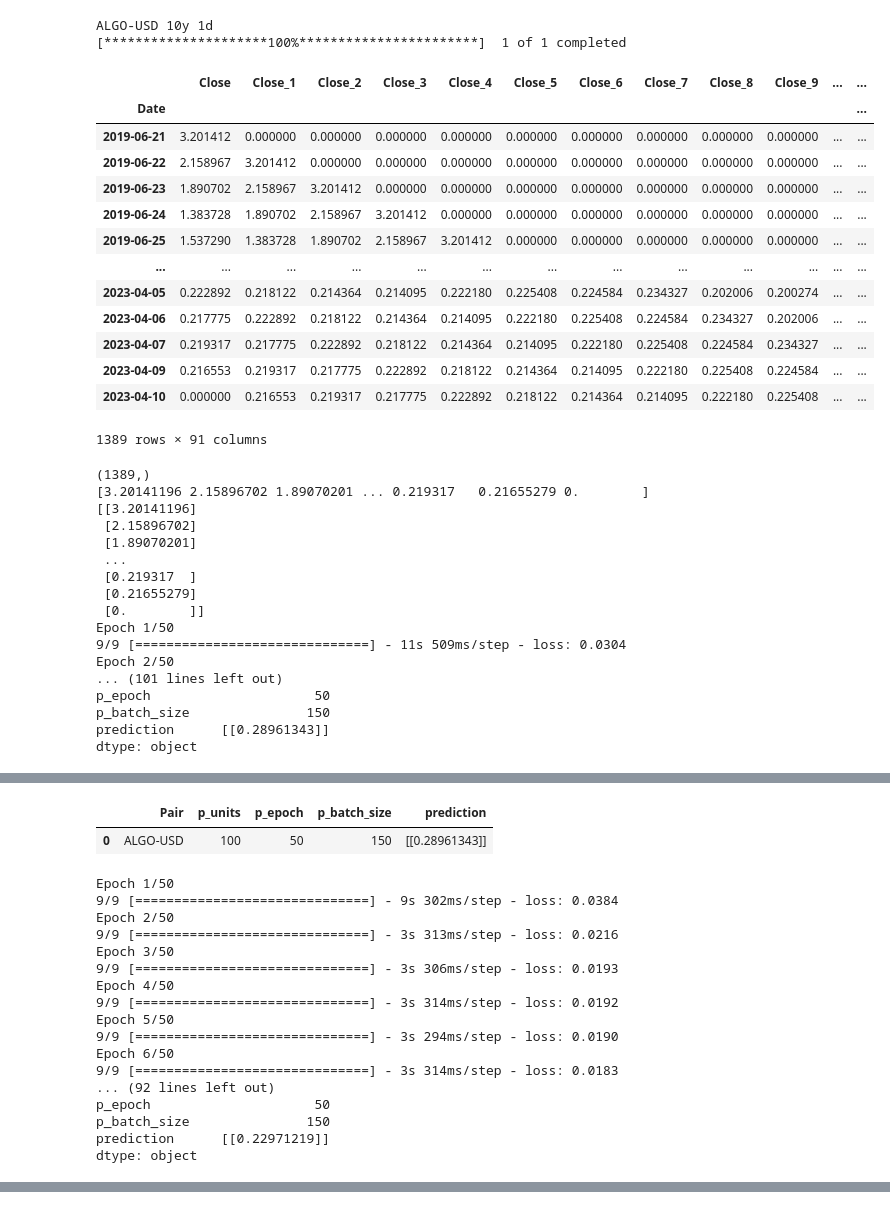
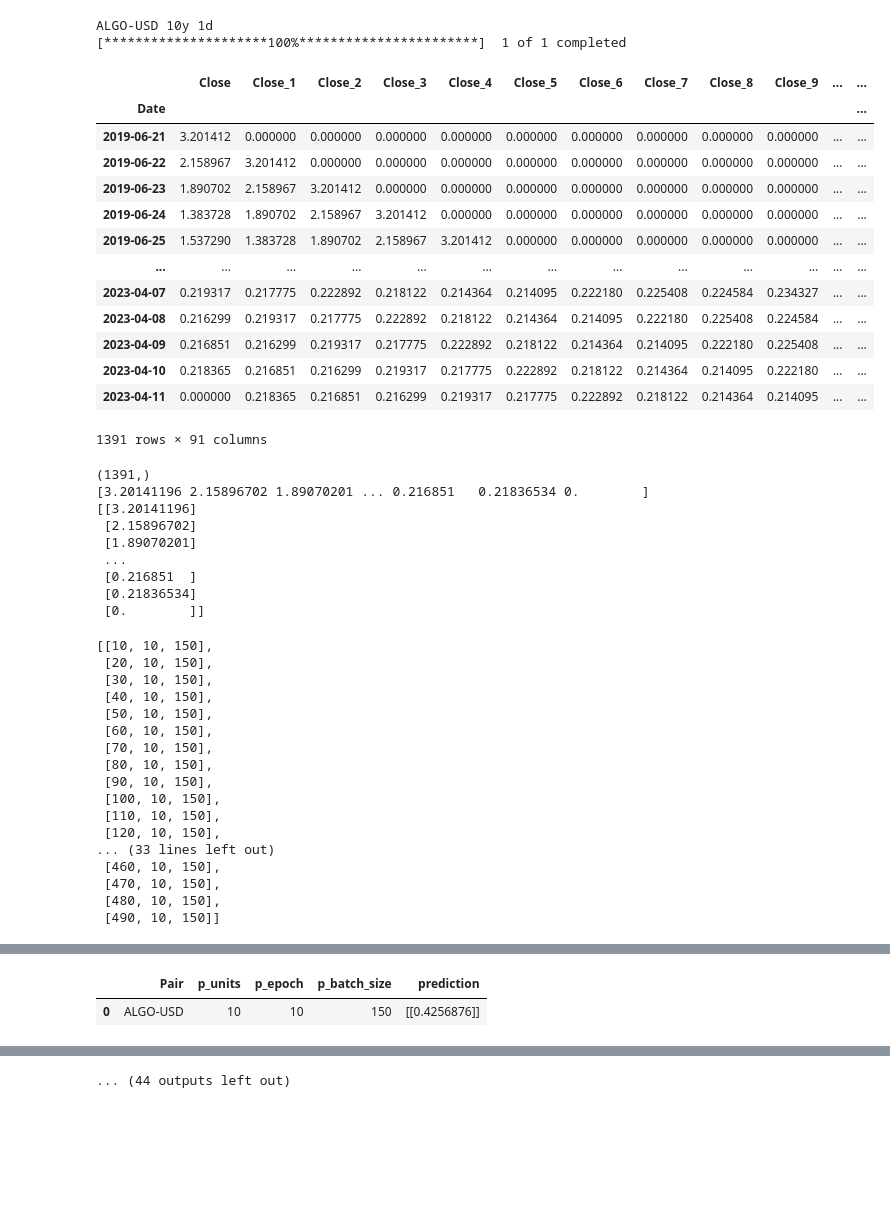
Before and after one commit to ozukun/Crypto_Project, a Jupyter notebook: Crypto_Main.ipynb, the cells around one changed output, grey strips where cells are left out. Saved outputs shown, nothing was run; the diff lists cells and outputs as text; code cells hidden in the pictures; blank space fills up the shorter version.

```diff
--- a/Crypto_Main.ipynb
+++ b/Crypto_Main.ipynb
@@ -628,62 +564,69 @@ def calc_LTSM( *param_list ):
         predicted_stock_price_f = sc.inverse_transform(predicted_stock_price)
 
         row1 = pd.Series(["ALGO-USD",p_units ,p_epoch ,p_batch_size,predicted_stock_price_f] ,index=df_RNN.columns )
         print(row1)
         df_RNN.loc[len(df_RNN.index)] = row1
         display(df_RNN)
         return predicted_stock_price_f
 
 
 
-param_list=\
-[
 
-    [100,50,150],
-    [50,50,150],
-    [100,50,300],
-    [50,50,300],
-    [100,50,500],
-    [50,50,500]
-]
+
+param_list=[]
+for z in range (10,200,10):
+    #print(z)
+    param_list.append([z,10,150])
+display(param_list)
+
 
 for k in param_list:
     calc_LTSM(k)
 
 
 
 display(df_RNN)
 print(df_RNN.prediction.mean)
 # %% [output]
 ALGO-USD 10y 1d
 [*********************100%***********************]  1 of 1 completed
 |  | Close | Close_1 | Close_2 | Close_3 | Close_4 | Close_5 | Close_6 | Close_7 | Close_8 | Close_9 | ... | ... |
 | Date |  |  |  |  |  |  |  |  |  |  |  | ... |
 | 2019-06-21 | 3.201412 | 0.000000 | 0.000000 | 0.000000 | 0.000000 | 0.000000 | 0.000000 | 0.000000 | 0.000000 | 0.000000 | ... | ... |
 | 2019-06-22 | 2.158967 | 3.201412 | 0.000000 | 0.000000 | 0.000000 | 0.000000 | 0.000000 | 0.000000 | 0.000000 | 0.000000 | ... | ... |
 | 2019-06-23 | 1.890702 | 2.158967 | 3.201412 | 0.000000 | 0.000000 | 0.000000 | 0.000000 | 0.000000 | 0.000000 | 0.000000 | ... | ... |
 | 2019-06-24 | 1.383728 | 1.890702 | 2.158967 | 3.201412 | 0.000000 | 0.000000 | 0.000000 | 0.000000 | 0.000000 | 0.000000 | ... | ... |
 | 2019-06-25 | 1.537290 | 1.383728 | 1.890702 | 2.158967 | 3.201412 | 0.000000 | 0.000000 | 0.000000 | 0.000000 | 0.000000 | ... | ... |
 | ... | ... | ... | ... | ... | ... | ... | ... | ... | ... | ... | ... | ... |
-| 2023-04-05 | 0.222892 | 0.218122 | 0.214364 | 0.214095 | 0.222180 | 0.225408 | 0.224584 | 0.234327 | 0.202006 | 0.200274 | ... | ... |
-| 2023-04-06 | 0.217775 | 0.222892 | 0.218122 | 0.214364 | 0.214095 | 0.222180 | 0.225408 | 0.224584 | 0.234327 | 0.202006 | ... | ... |
 | 2023-04-07 | 0.219317 | 0.217775 | 0.222892 | 0.218122 | 0.214364 | 0.214095 | 0.222180 | 0.225408 | 0.224584 | 0.234327 | ... | ... |
-| 2023-04-09 | 0.216553 | 0.219317 | 0.217775 | 0.222892 | 0.218122 | 0.214364 | 0.214095 | 0.222180 | 0.225408 | 0.224584 | ... | ... |
-| 2023-04-10 | 0.000000 | 0.216553 | 0.219317 | 0.217775 | 0.222892 | 0.218122 | 0.214364 | 0.214095 | 0.222180 | 0.225408 | ... | ... |
+| 2023-04-08 | 0.216299 | 0.219317 | 0.217775 | 0.222892 | 0.218122 | 0.214364 | 0.214095 | 0.222180 | 0.225408 | 0.224584 | ... | ... |
+| 2023-04-09 | 0.216851 | 0.216299 | 0.219317 | 0.217775 | 0.222892 | 0.218122 | 0.214364 | 0.214095 | 0.222180 | 0.225408 | ... | ... |
+| 2023-04-10 | 0.218365 | 0.216851 | 0.216299 | 0.219317 | 0.217775 | 0.222892 | 0.218122 | 0.214364 | 0.214095 | 0.222180 | ... | ... |
+| 2023-04-11 | 0.000000 | 0.218365 | 0.216851 | 0.216299 | 0.219317 | 0.217775 | 0.222892 | 0.218122 | 0.214364 | 0.214095 | ... | ... |
-1389 rows × 91 columns
+1391 rows × 91 columns
-(1389,)
-[3.20141196 2.15896702 1.89070201 ... 0.219317   0.21655279 0.        ]
+(1391,)
+[3.20141196 2.15896702 1.89070201 ... 0.216851   0.21836534 0.        ]
 [[3.20141196]
  [2.15896702]
  [1.89070201]
  ...
- [0.219317  ]
- [0.21655279]
+ [0.216851  ]
+ [0.21836534]
  [0.        ]]
-Epoch 1/50
-9/9 [==============================] - 11s 509ms/step - loss: 0.0304
-Epoch 2/50
-... (101 lines left out)
-p_epoch                     50
-p_batch_size               150
-prediction      [[0.28961343]]
-dtype: object
+[[10, 10, 150],
+ [20, 10, 150],
+ [30, 10, 150],
+ [40, 10, 150],
+ [50, 10, 150],
+ [60, 10, 150],
+ [70, 10, 150],
+ [80, 10, 150],
+ [90, 10, 150],
+ [100, 10, 150],
+ [110, 10, 150],
+ [120, 10, 150],
+... (33 lines left out)
+ [460, 10, 150],
+ [470, 10, 150],
+ [480, 10, 150],
+ [490, 10, 150]]
@@ -690,19 +650,2 @@ dtype: object
 |  | Pair | p_units | p_epoch | p_batch_size | prediction |
-| 0 | ALGO-USD | 100 | 50 | 150 | [[0.28961343]] |
+| 0 | ALGO-USD | 10 | 10 | 150 | [[0.4256876]] |
-Epoch 1/50
-9/9 [==============================] - 9s 302ms/step - loss: 0.0384
-Epoch 2/50
-9/9 [==============================] - 3s 313ms/step - loss: 0.0216
-Epoch 3/50
-9/9 [==============================] - 3s 306ms/step - loss: 0.0193
-Epoch 4/50
-9/9 [==============================] - 3s 314ms/step - loss: 0.0192
-Epoch 5/50
-9/9 [==============================] - 3s 294ms/step - loss: 0.0190
-Epoch 6/50
-9/9 [==============================] - 3s 314ms/step - loss: 0.0183
-... (92 lines left out)
-p_epoch                     50
-p_batch_size               150
-prediction      [[0.22971219]]
-dtype: object
@@ -773,3 +710,4 @@ dtype: object
+... (44 outputs left out)
 # %%
 display(df_RNN)
 df_RNN_line_chart=pd.DataFrame(columns=["Index_val","Prediction"])
```
Also changed, not shown: parts of 19 cells of this notebook.
